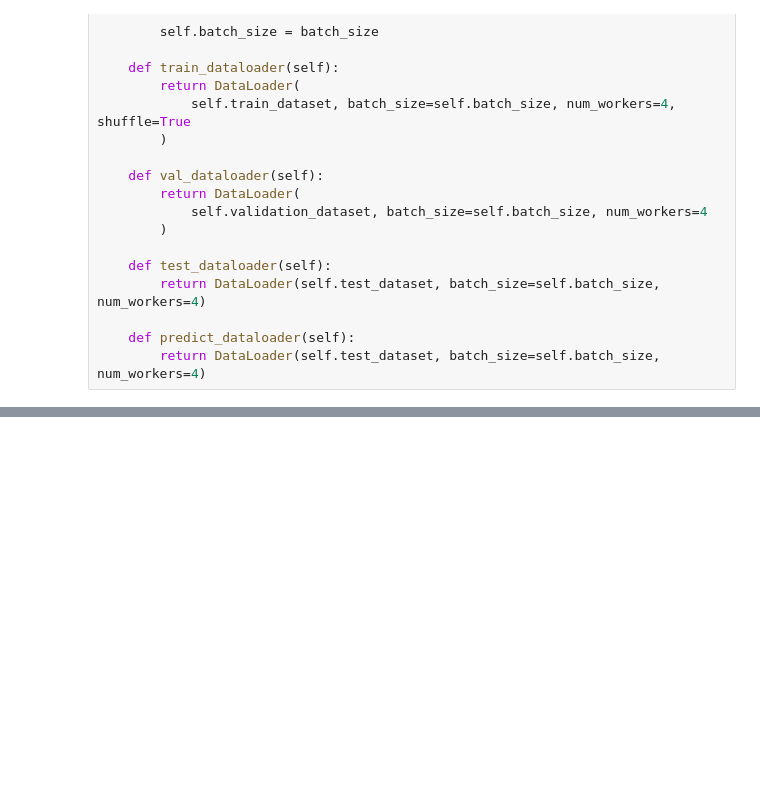
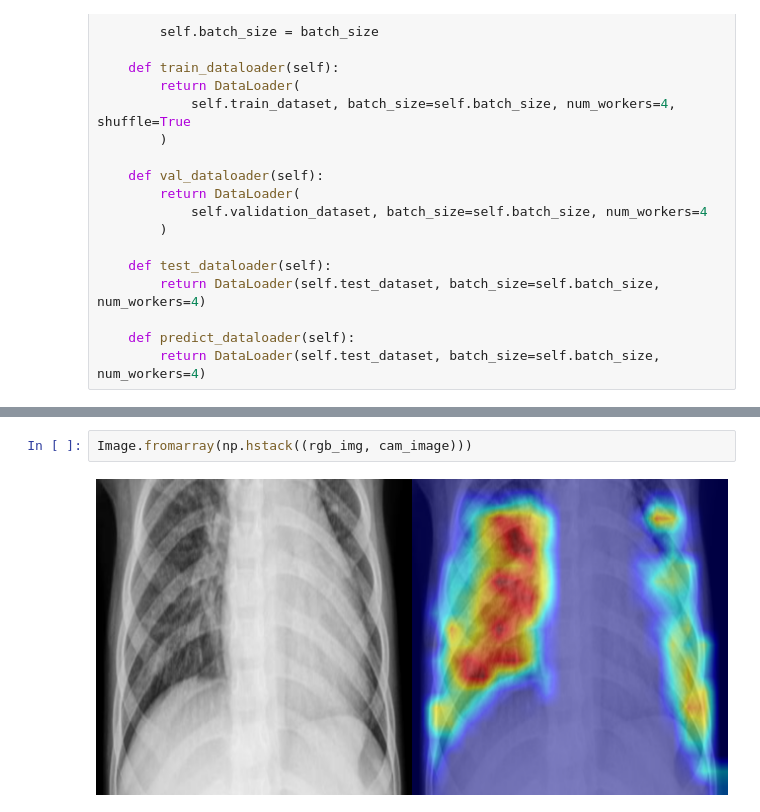
Before and after one commit to marmal88/Explainable-Neural-Networks, a Jupyter notebook: notebooks/data_module.ipynb, the cells around one changed output, grey strips where cells are left out. Drawn from its saved outputs; the diff is of its cells as text; blank space fills up the shorter version.

```diff
--- a/notebooks/data_module.ipynb
+++ b/notebooks/data_module.ipynb
@@ -311,0 +377,4 @@ plt.show()
+# %%
+Image.fromarray(np.hstack((rgb_img, cam_image)))
+# %% [output]
+[figure, added]
```
Also changed, not shown: parts of 11 cells of this notebook, 2 other files.
